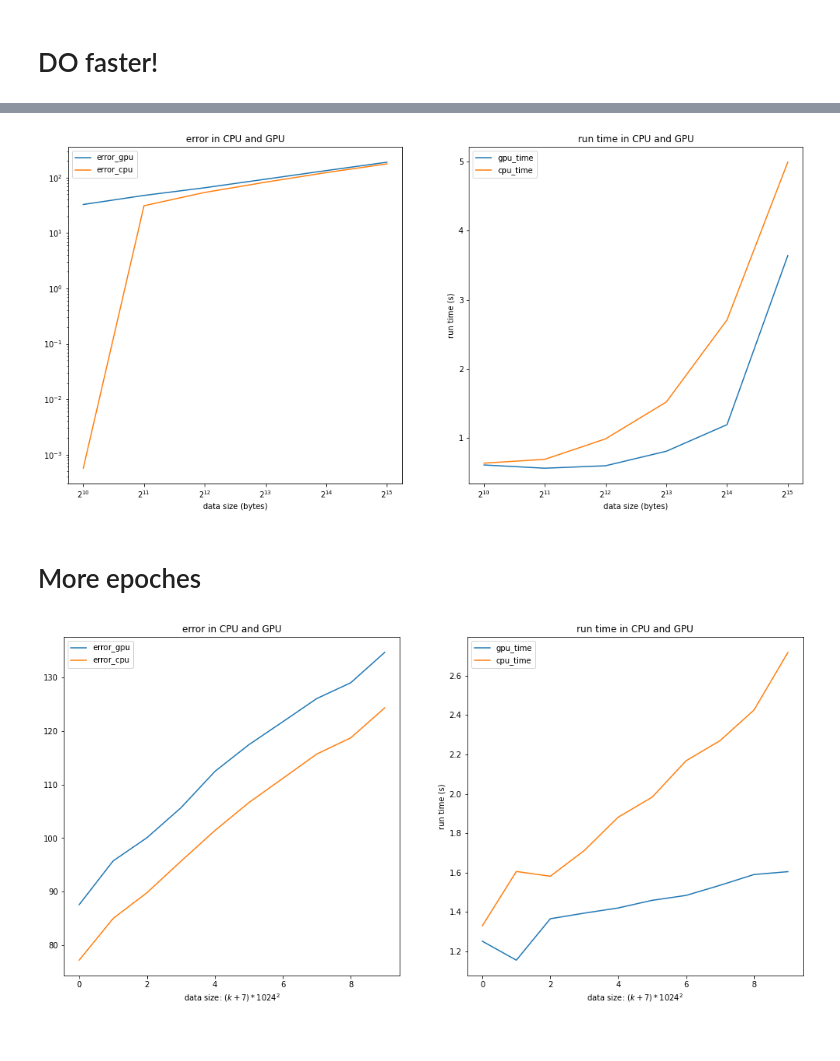
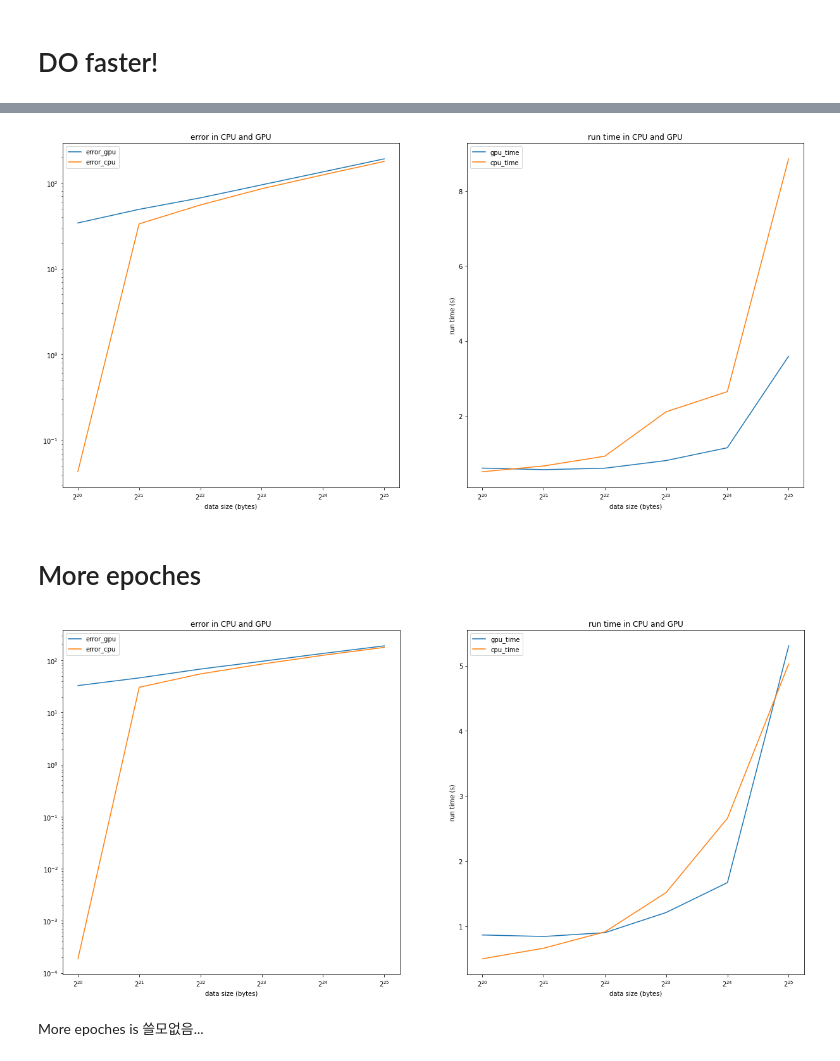
Before and after one commit to Daegeun02/GPGPU, a Jupyter notebook: 2022_05_25.ipynb, the cells around one changed output, grey strips where cells are left out. Cells and saved outputs as stored; diff of their text form; code cells hidden in the pictures.

```diff
--- a/2022_05_25.ipynb
+++ b/2022_05_25.ipynb
@@ -278,12 +285,13 @@ def stop_watch(n):
 
     return error_gpu, error_cpu, gpu_time, cpu_time
 # %%
-N = 10
+N = 6
 
-result = np.zeros((4,N))
+result = np.zeros((5,N))
 
 for i in range(N):
-    result[:,i] = stop_watch(i+7)
+    result[0,i] = 2**i * (32 * 32) ** 2
+    result[1:,i] = stop_watch(2**i)
 # %%
 plt.figure(figsize=(17,8))
 
@@ -602,10 +614,10 @@ N = 6
 result = np.zeros((5,N))
 
 for i in range(N):
-    result[0,i] = 2**i * 32 * 32
+    result[0,i] = 2**i * (32 * 32) ** 2
     result[1:,i] = stop_watch(2**i)
 # %%
-plt.figure(figsize=(17,8))
+plt.figure(figsize=(21,10))
 
 plt.subplot(121)
 plt.plot(result[0,:], result[1,:], label="error_gpu")
@@ -626,6 +638,6 @@ plt.legend()
 
 plt.show()
 # %% [output]
-[figure, old version]
+[figure, new version]
 # %% [markdown]
 # More epoches
@@ -653,30 +667,35 @@ def stop_watch(n):
 
     return error_gpu, error_cpu, gpu_time, cpu_time
 # %%
-N = 10
+N = 6
 
-result = np.zeros((4,N))
+result = np.zeros((5,N))
 
 for i in range(N):
-    result[:,i] = stop_watch(i+7)
+    result[0,i] = 2**i * (32 * 32) ** 2
+    result[1:,i] = stop_watch(2**i)
 # %%
-plt.figure(figsize=(17,8))
+plt.figure(figsize=(21,10))
 
 plt.subplot(121)
-plt.plot(result[0,:], label="error_gpu")
-plt.plot(result[1,:], label="error_cpu")
-plt.xlabel("data size: $(k+7)*1024^2$")
+plt.plot(result[0,:], result[1,:], label="error_gpu")
+plt.plot(result[0,:], result[2,:], label="error_cpu")
+plt.loglog(basex=2)
+plt.xlabel("data size (bytes)")
 plt.title("error in CPU and GPU")
 plt.legend()
 
 plt.subplot(122)
-plt.plot(result[2,:], label="gpu_time")
-plt.plot(result[3,:], label="cpu_time")
-plt.xlabel("data size: $(k+7)*1024^2$")
+plt.plot(result[0,:], result[3,:], label="gpu_time")
+plt.plot(result[0,:], result[4,:], label="cpu_time")
+plt.xscale("log", basex=2)
+plt.xlabel("data size (bytes)")
 plt.ylabel("run time (s)")
 plt.title("run time in CPU and GPU")
 plt.legend()
 
 plt.show()
 # %% [output]
-[figure, old version]
+[figure, new version]
+# %% [markdown]
+More epoches is 쓸모없음...
```
Also changed, not shown: parts of 8 cells of this notebook.
